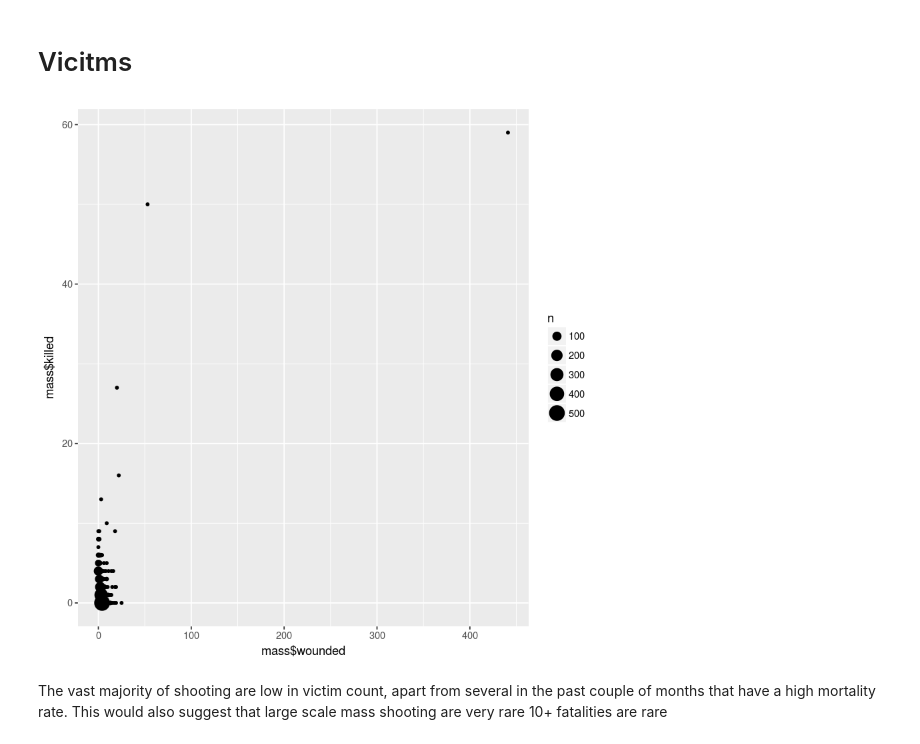
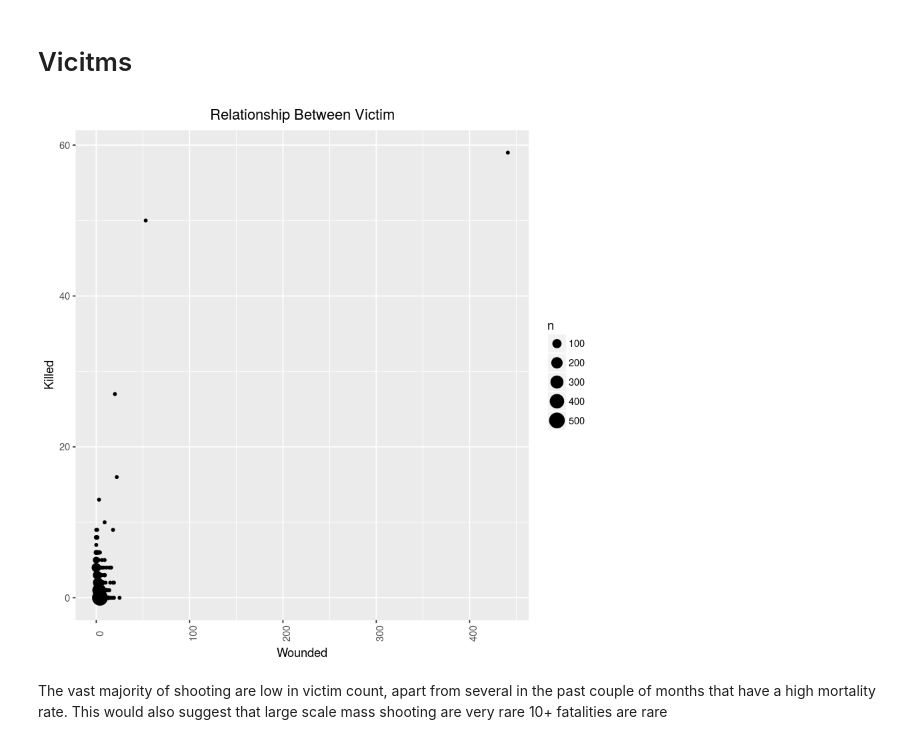
Before and after one commit to JamesLweller/JamesLweller.github.io, a Jupyter notebook: shooting 2013 - 2017.ipynb, the cells around one changed output. Saved outputs shown, nothing was run; the diff lists cells and outputs as text; code cells hidden in the pictures.

```diff
--- a/shooting 2013 - 2017.ipynb
+++ b/shooting 2013 - 2017.ipynb
@@ -168,10 +168,16 @@ barplot(freqs$weekday,
 - Finally, nearly 50 percent (48.57%) of all shooting occur on the weekend compared to a weekday.
 # %% [markdown]
 # Vicitms
-# %%
-ggplot(mass, aes(mass$wounded, mass$killed)) + geom_count()
-# %% [output]
-[figure, removed]
+# %%
+ggplot(mass, aes(mass$wounded, mass$killed)) +
+geom_count() +
+ theme(axis.text.x = element_text(angle = 90)) +
+  xlab("Wounded") +
+  ylab("Killed") +
+  ggtitle("Relationship Between Victim") +
+  theme(plot.title = element_text(hjust = 0.5))
+# %% [output]
+[figure, added]
 # %% [markdown]
 The vast majority of shooting are low in victim count, apart from several in the past couple of months that have a high mortality rate. This would also suggest that large scale mass shooting are very rare 10+ fatalities are rare
 # %%
```
Also changed, not shown: parts of 1 cell of this notebook.
